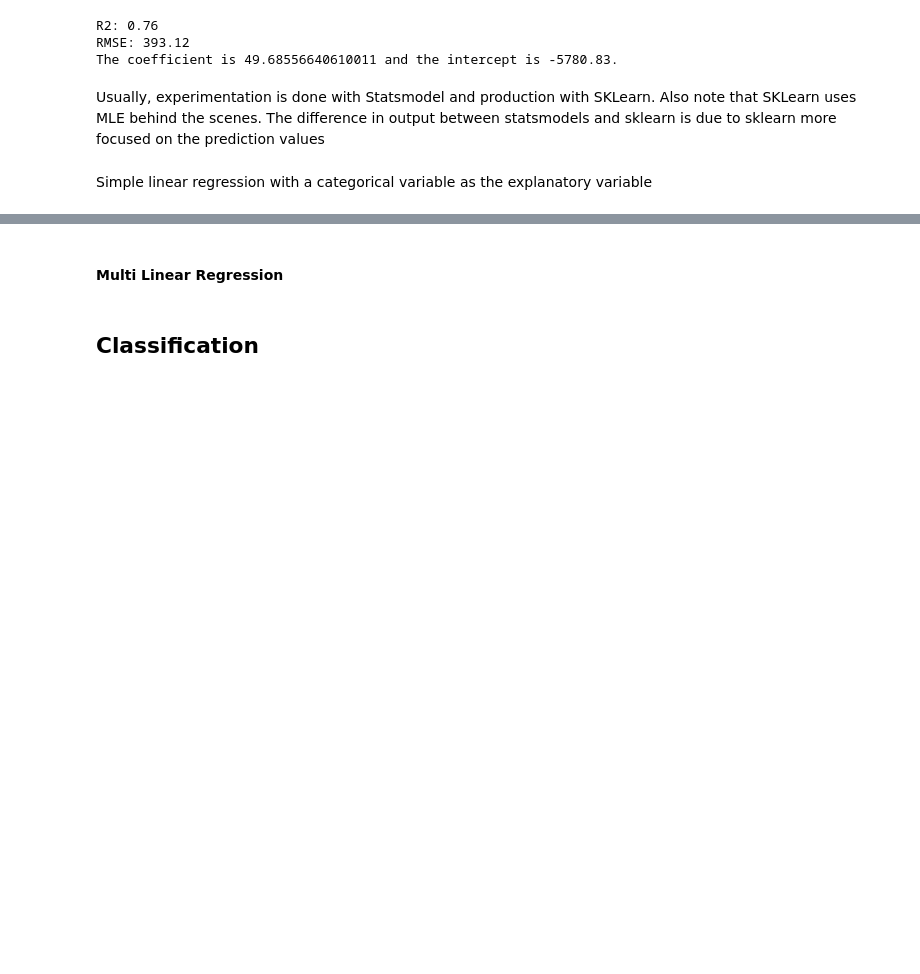
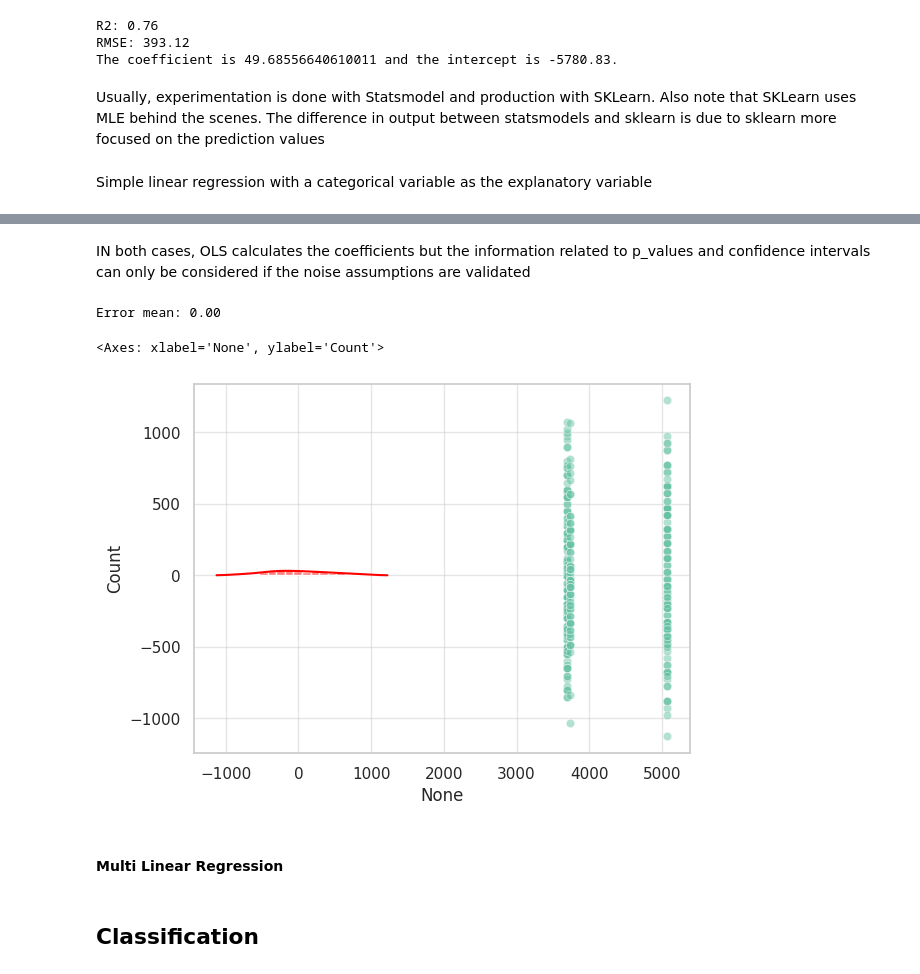
Before and after one commit to carlosjesuscaro/data_analysis_summary, a Jupyter notebook: main.ipynb, the cells around one changed output, grey strips where cells are left out. Cells and saved outputs as stored; diff of their text form; code cells hidden in the pictures; blank space fills up the shorter version.

Commit message:
feat: Noise validation WIP

```diff
--- a/main.ipynb
+++ b/main.ipynb
@@ -563,3 +561,10 @@ OLS Regression Results
 | Kurtosis: | 2.508 | Cond. No. | 3.45 |
 Notes:
 [1] Standard Errors assume that the covariance matrix of the errors is correctly specified.
+# %%
+# Trying the statsmodels.formula.api
+
+model = smf.ols(formula='body_mass_g ~ species', data=clean_data).fit()
+model.summary()
+
+# The results are identical but there was no need to manually add a constant nor to convert the categorical variable into a dummy variable
@@ -566,3 +592,23 @@ Notes:
+# %% [markdown]
+IN both cases, OLS calculates the coefficients but the information related to p_values and confidence intervals can only be considered if the noise assumptions are validated
+# %%
+# Noise validation
+
+# 1. Error mean
+print(f'Error mean: {np.mean(model.resid):.2f}')
+
+# 2. Normality: Error histogram
+sns.histplot(model.resid, kde=True, bins=20, color='red', legend=True, alpha=0.5)
+
+# 3. Linearity and Homoscedasticity
+sns.scatterplot(x=model.fittedvalues, y=model.resid, alpha=0.5)
+
+# QQ Plot
+sm.qqplot(model.resid, line='45', fit=True, color='red')
+# %% [output]
+Error mean: 0.00
+<Axes: xlabel='None', ylabel='Count'>
+[figure, added]
 # %% [markdown]
 #### Multi Linear Regression
 # %% [markdown]
```
Also changed, not shown: parts of 12 cells of this notebook.
